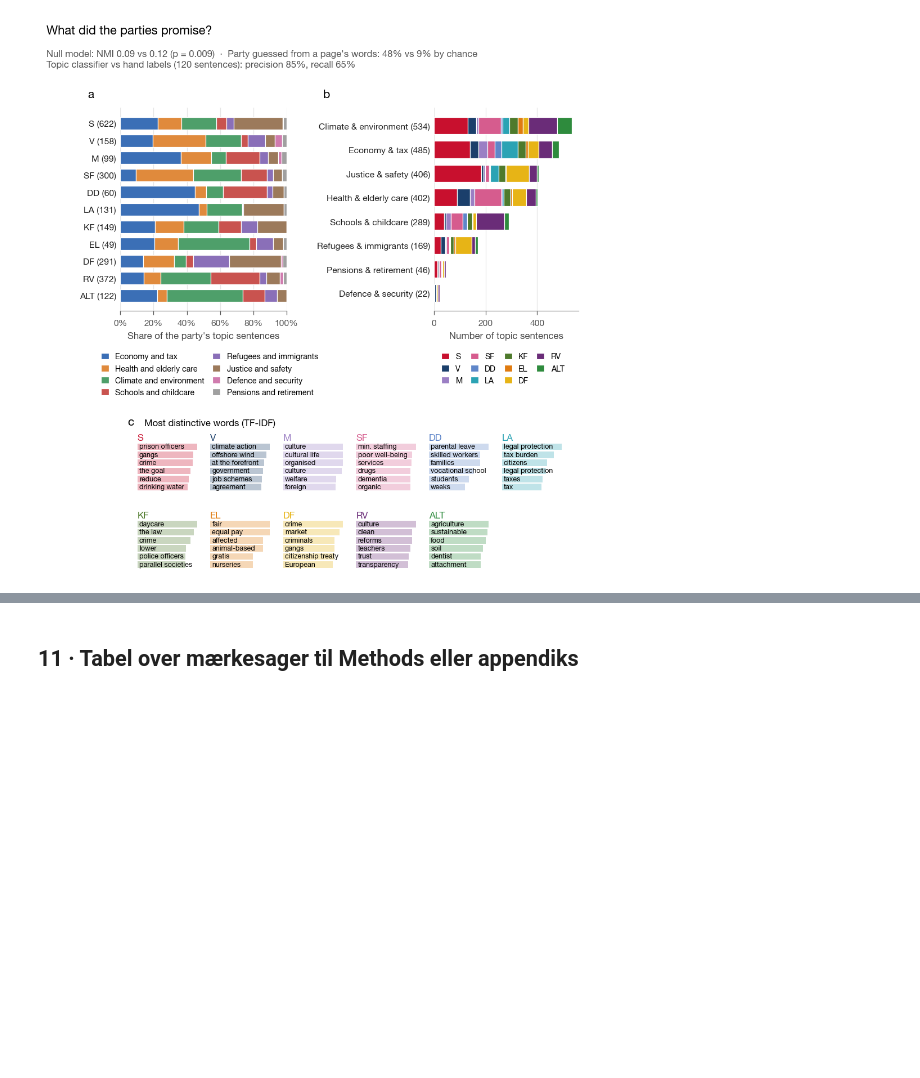
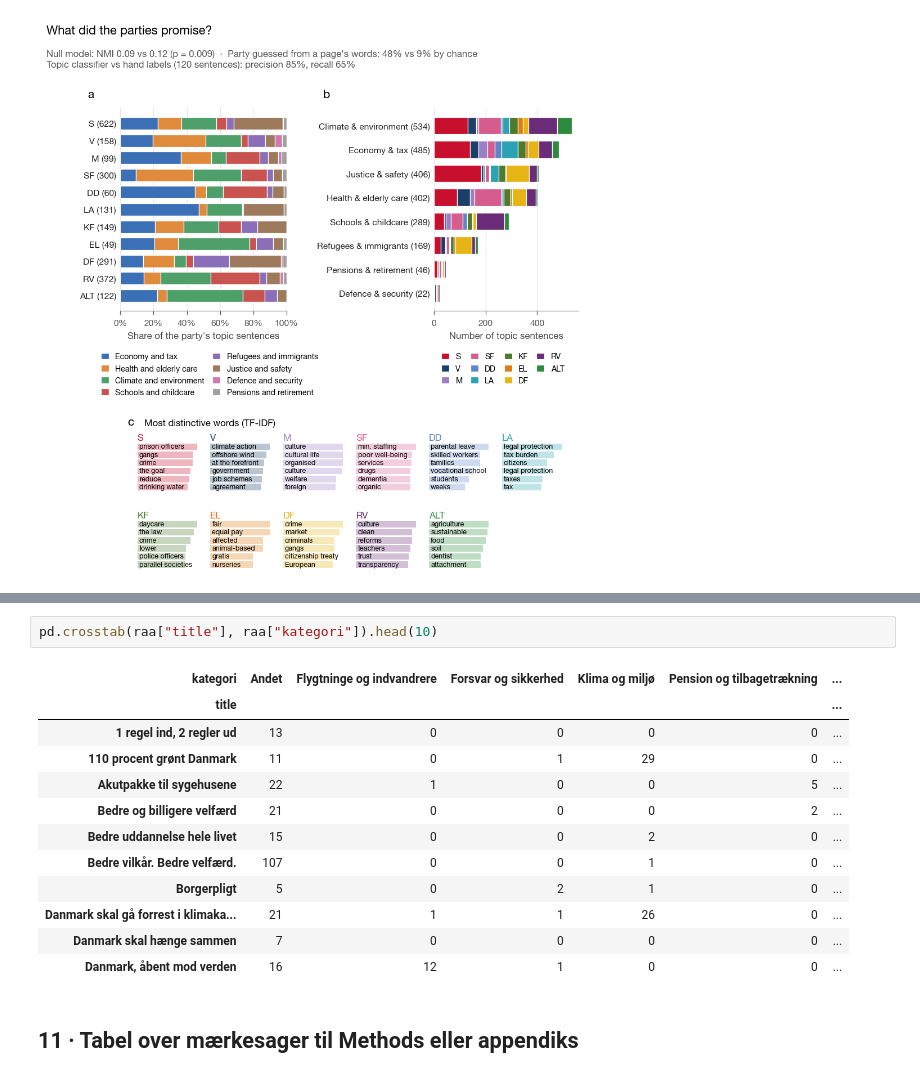
Before and after one commit to Signedue/Politics-Network, a Jupyter notebook: notebooks/HvadLovedeDe/fig1_hvad_lover_de.ipynb, the cells around one changed output, grey strips where cells are left out. Cells and saved outputs as stored; diff of their text form; blank space fills up the shorter version.

```diff
--- a/notebooks/HvadLovedeDe/fig1_hvad_lover_de.ipynb
+++ b/notebooks/HvadLovedeDe/fig1_hvad_lover_de.ipynb
@@ -855,3 +1063,18 @@ NMI = 0.09, null 0.12, p = 0.009 | gætteleg 48%, blandet 12%, gætning 9%
+# %%
+pd.crosstab(raa["title"], raa["kategori"]).head(10)
+# %% [output]
+| kategori | Andet | Flygtninge og indvandrere | Forsvar og sikkerhed | Klima og miljø | Pension og tilbagetrækning | ... |
+| title |  |  |  |  |  | ... |
+| 1 regel ind, 2 regler ud | 13 | 0 | 0 | 0 | 0 | ... |
+| 110 procent grønt Danmark | 11 | 0 | 1 | 29 | 0 | ... |
+| Akutpakke til sygehusene | 22 | 1 | 0 | 0 | 5 | ... |
+| Bedre og billigere velfærd | 21 | 0 | 0 | 0 | 2 | ... |
+| Bedre uddannelse hele livet | 15 | 0 | 0 | 2 | 0 | ... |
+| Bedre vilkår. Bedre velfærd. | 107 | 0 | 0 | 1 | 0 | ... |
+| Borgerpligt | 5 | 0 | 2 | 1 | 0 | ... |
+| Danmark skal gå forrest i klimaka... | 21 | 1 | 1 | 26 | 0 | ... |
+| Danmark skal hænge sammen | 7 | 0 | 0 | 0 | 0 | ... |
+| Danmark, åbent mod verden | 16 | 12 | 1 | 0 | 0 | ... |
 # %% [markdown]
 ## 11 · Tabel over mærkesager til Methods eller appendiks
 # %%
```
Also changed, not shown: parts of 1 cell of this notebook, 10 other files.
